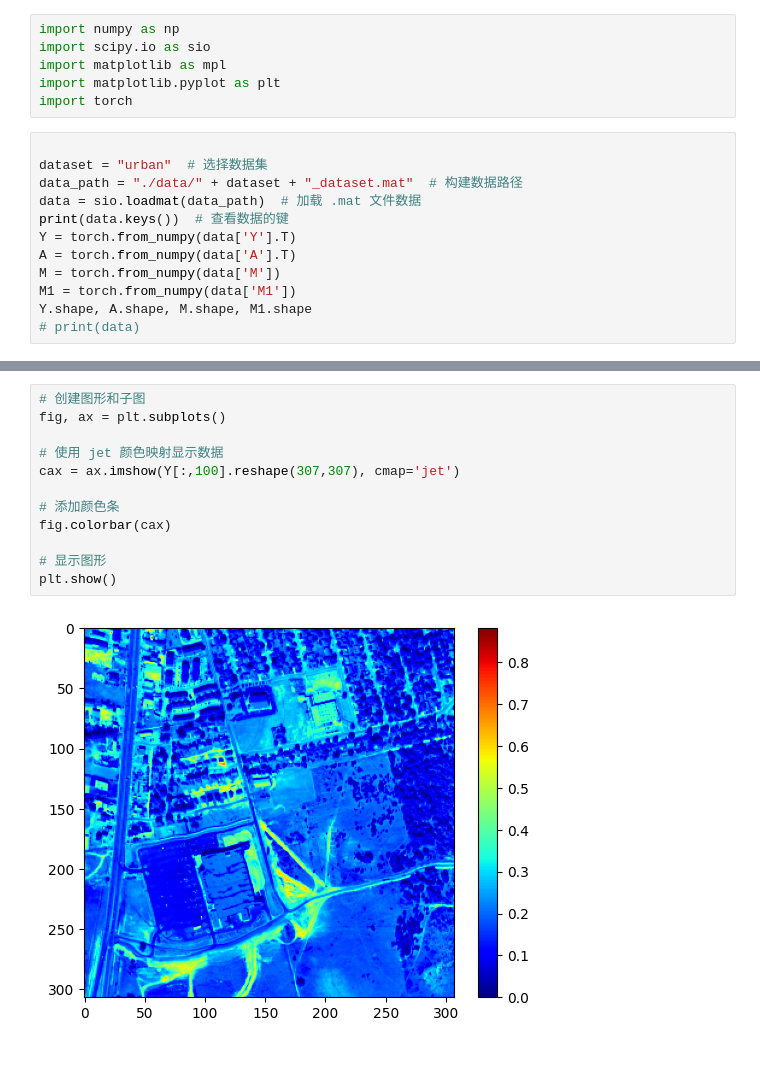
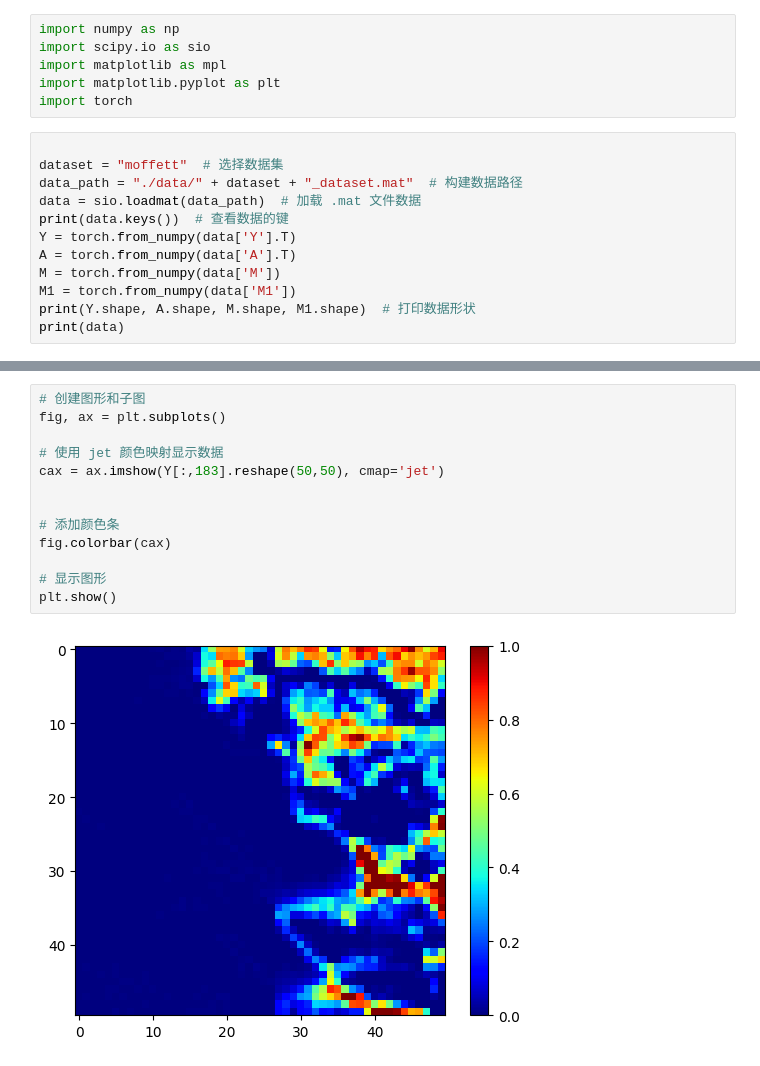
Before and after one commit to cornjosh/DeepTrans-HSU, a Jupyter notebook: watch_datas.ipynb, the cells around one changed output, grey strips where cells are left out. Cells and saved outputs as stored; diff of their text form.

```diff
--- a/watch_datas.ipynb
+++ b/watch_datas.ipynb
@@ -6,7 +6,7 @@ import matplotlib.pyplot as plt
 import torch
 # %%
 
-dataset = "urban"  # 选择数据集
+dataset = "moffett"  # 选择数据集
 data_path = "./data/" + dataset + "_dataset.mat"  # 构建数据路径
 data = sio.loadmat(data_path)  # 加载 .mat 文件数据
 print(data.keys())  # 查看数据的键
@@ -14,7 +14,7 @@ Y = torch.from_numpy(data['Y'].T)
 A = torch.from_numpy(data['A'].T)
 M = torch.from_numpy(data['M'])
 M1 = torch.from_numpy(data['M1'])
-Y.shape, A.shape, M.shape, M1.shape
-# print(data)
+print(Y.shape, A.shape, M.shape, M1.shape)  # 打印数据形状
+print(data)
 # %% [output]
 dict_keys(['__header__', '__version__', '__globals__', 'Y', 'A', 'M', 'M1'])
@@ -25,14 +91,15 @@ dict_keys(['__header__', '__version__', '__globals__', 'Y', 'A', 'M', 'M1'])
 # %%
 # 创建图形和子图
 fig, ax = plt.subplots()
 
 # 使用 jet 颜色映射显示数据
-cax = ax.imshow(Y[:,100].reshape(307,307), cmap='jet')
+cax = ax.imshow(Y[:,183].reshape(50,50), cmap='jet')
+
 
 # 添加颜色条
 fig.colorbar(cax)
 
 # 显示图形
 plt.show()
 # %% [output]
-[figure, old version]
+[figure, new version]
```
Also changed, not shown: parts of 4 cells of this notebook, 8 other files.
